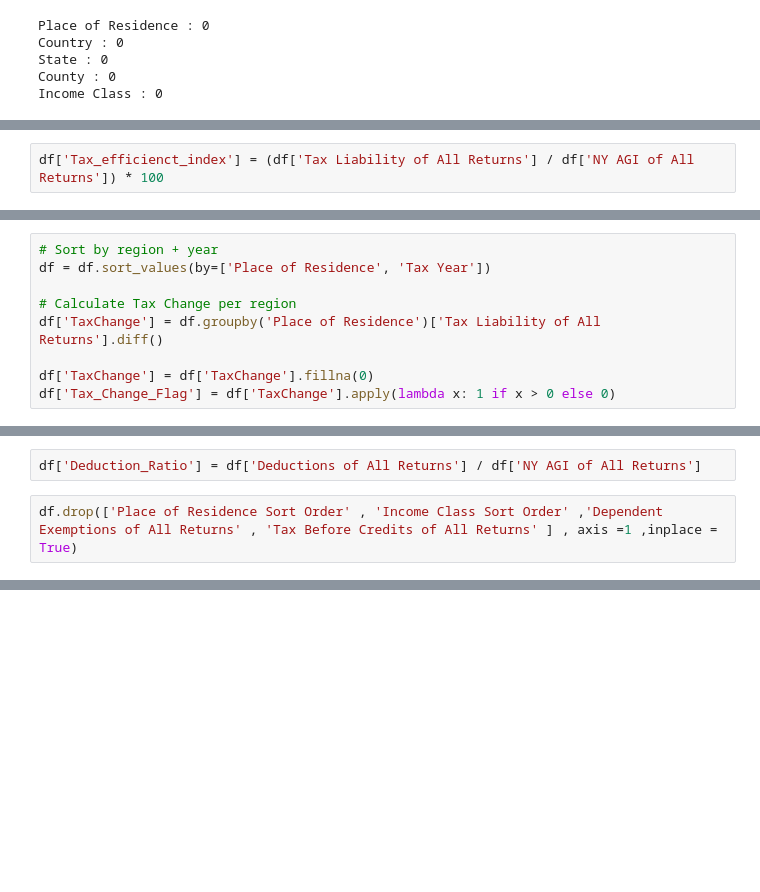
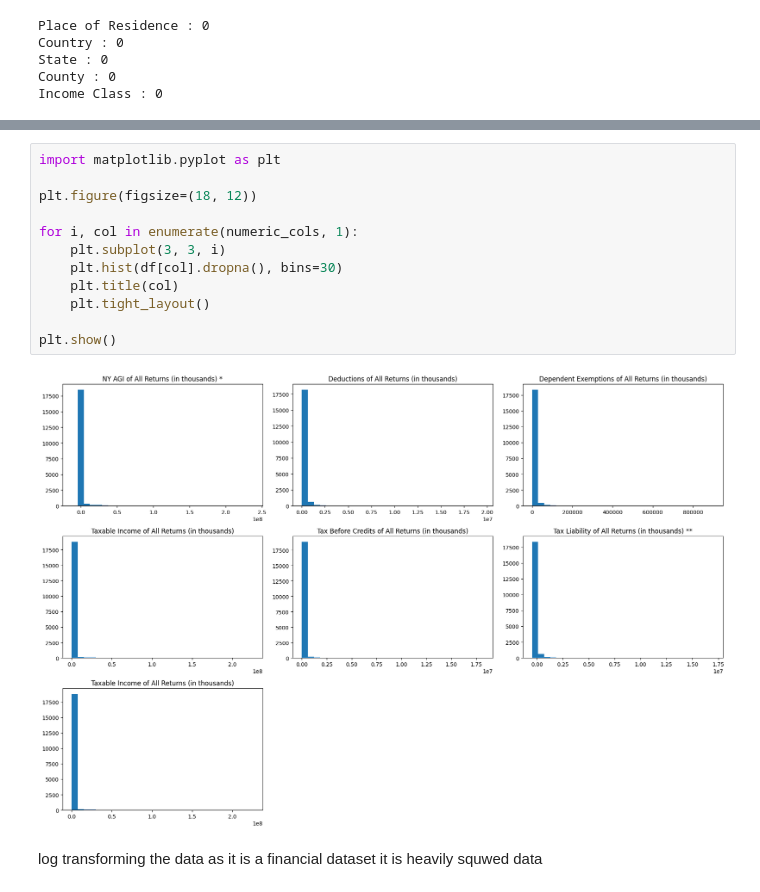
Before and after one commit to hetsoni1313/TEAM-LAMBDA, a Jupyter notebook: ipynb/project_usa.ipynb, the cells around one changed output, grey strips where cells are left out. Saved outputs shown, nothing was run; the diff lists cells and outputs as text; blank space fills up the shorter version.

```diff
--- a/ipynb/project_usa.ipynb
+++ b/ipynb/project_usa.ipynb
@@ -217,2 +150,0 @@ df.drop(drop_duplicte_columns , axis = 1 , inplace = True)
-# %%
-df['Tax_efficienct_index'] = (df['Tax Liability of All Returns'] / df['NY AGI of All Returns']) * 100
@@ -225,9 +150,0 @@ if taxchage happen flag is 1 otherwise 0 .
-# %%
-# Sort by region + year
-df = df.sort_values(by=['Place of Residence', 'Tax Year'])
-
-# Calculate Tax Change per region
-df['TaxChange'] = df.groupby('Place of Residence')['Tax Liability of All Returns'].diff()
-
-df['TaxChange'] = df['TaxChange'].fillna(0)
-df['Tax_Change_Flag'] = df['TaxChange'].apply(lambda x: 1 if x > 0 else 0)
@@ -240,4 +150,0 @@ This difference may be due to population, not behavior. So , we normalize this u
-# %%
-df['Deduction_Ratio'] = df['Deductions of All Returns'] / df['NY AGI of All Returns']
-# %%
-df.drop(['Place of Residence Sort Order' , 'Income Class Sort Order' ,'Dependent Exemptions of All Returns' , 'Tax Before Credits of All Returns' ] , axis =1 ,inplace = True)
@@ -243,0 +183,16 @@ df.drop(['Place of Residence Sort Order' , 'Income Class Sort Order' ,'Dependent
+# %%
+import matplotlib.pyplot as plt
+
+plt.figure(figsize=(18, 12))
+
+for i, col in enumerate(numeric_cols, 1):
+    plt.subplot(3, 3, i)
+    plt.hist(df[col].dropna(), bins=30)
+    plt.title(col)
+    plt.tight_layout()
+
+plt.show()
+# %% [output]
+[figure, added]
+# %% [markdown]
+log transforming the data  as it is a financial dataset it is heavily squwed data
```
Also changed, not shown: parts of 43 cells of this notebook, 1 other file.
